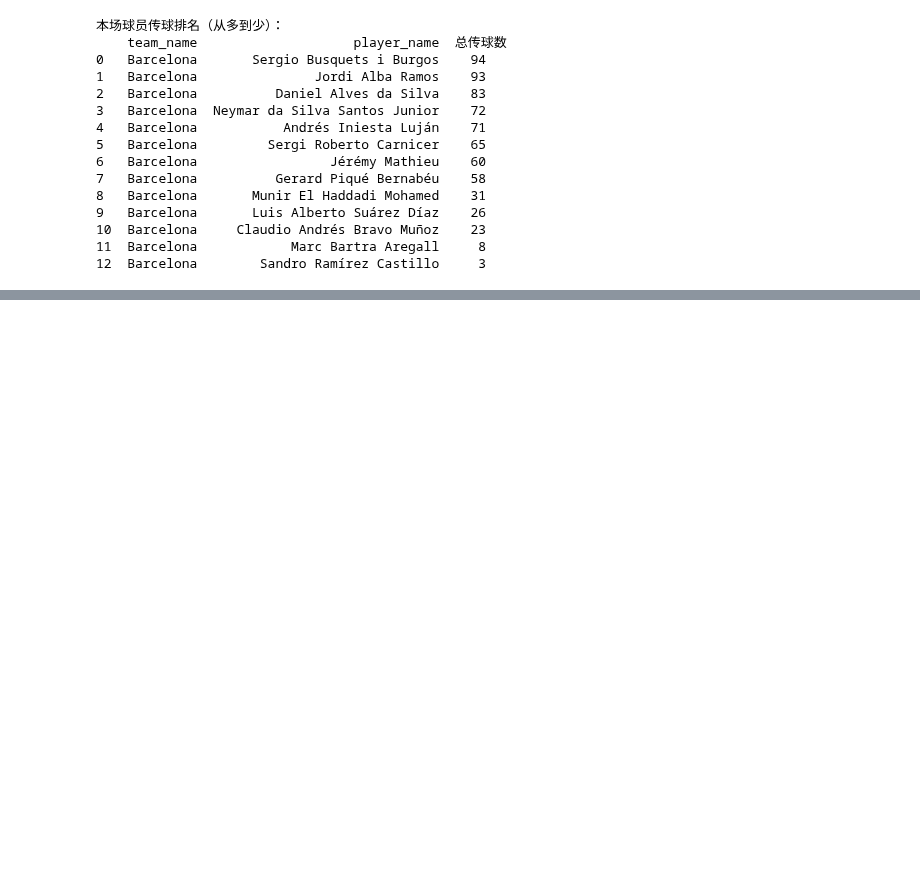
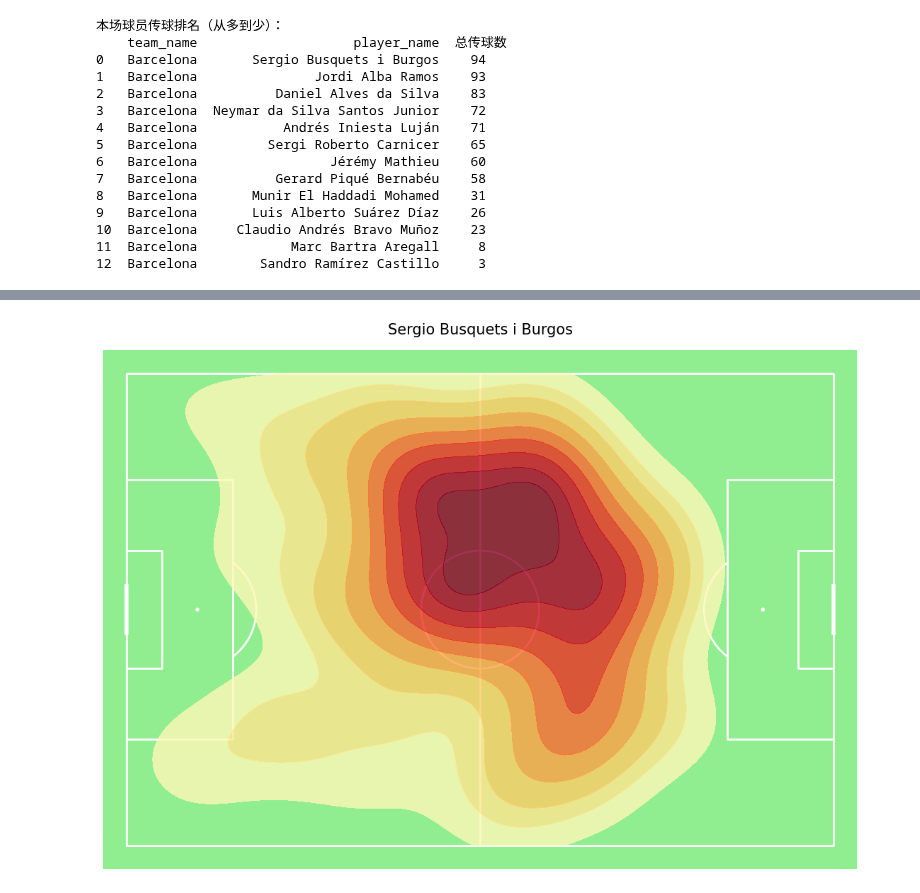
Before and after one commit to liuhouyi720-pixel/World-Cup-2026, a Jupyter notebook: Learning/Team_selection_&_analysis.ipynb, the cells around one changed output, grey strips where cells are left out. Drawn from its saved outputs; the diff is of its cells as text; code cells hidden in the pictures; blank space fills up the shorter version.

Commit message:
xT process data -Learning

```diff
--- a/Learning/Team_selection_&_analysis.ipynb
+++ b/Learning/Team_selection_&_analysis.ipynb
@@ -273,0 +320,27 @@ plt.show()
+# %%
+def draw_player_all_action_heatmap(full_event_df, player_keyword):
+    # 筛选该球员全部事件
+    full_event_df["player_name"] = full_event_df["player"].str["name"]
+    player_all_actions = full_event_df[full_event_df["player_name"].str.contains(player_keyword, case=False,na=False)].copy()
+
+    # 提取所有动作坐标location
+    player_all_actions["act_x"] = player_all_actions["location"].str[0]
+    player_all_actions["act_y"] = player_all_actions["location"].str[1]
+    valid_data = player_all_actions.dropna(subset=["act_x", "act_y"])
+    if len(valid_data) == 0:
+        print(f"{player_all_actions['player_name'].iloc[0]} 无有效场上坐标数据")
+        return
+
+
+    x = valid_data["act_x"]
+    y = valid_data["act_y"]
+
+    pitch = Pitch(pitch_type="statsbomb", line_color="white", pitch_color="lightgreen")
+    fig, ax = pitch.draw(figsize=(12,8))
+    pitch.kdeplot(x=x, y=y, ax=ax, cmap="YlOrRd", fill=True,shade_lowest=False, alpha=0.8)
+    ax.set_title(f"{player_all_actions['player_name'].iloc[0]}", fontsize=15,pad= 16)
+    plt.show()
+
+draw_player_all_action_heatmap(object_events, "Busquets")
+# %% [output]
+[figure, added]
```
Also changed, not shown: parts of 8 cells of this notebook, 3 other files.
